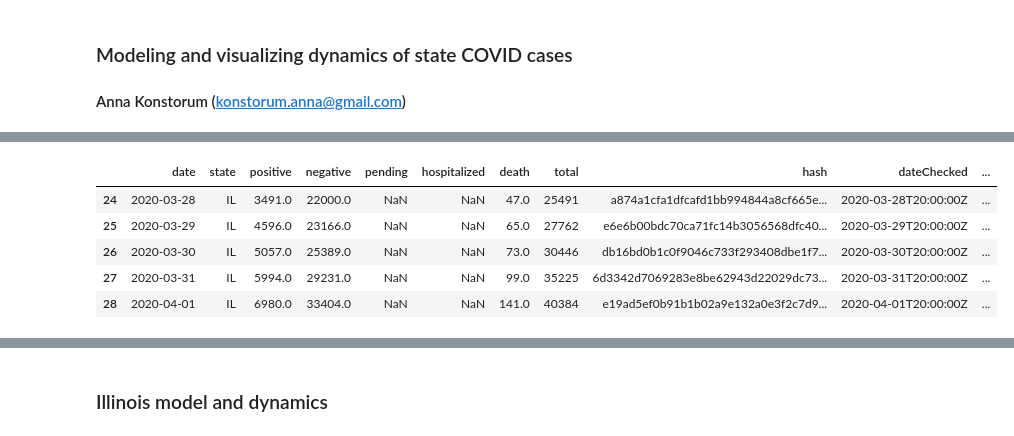
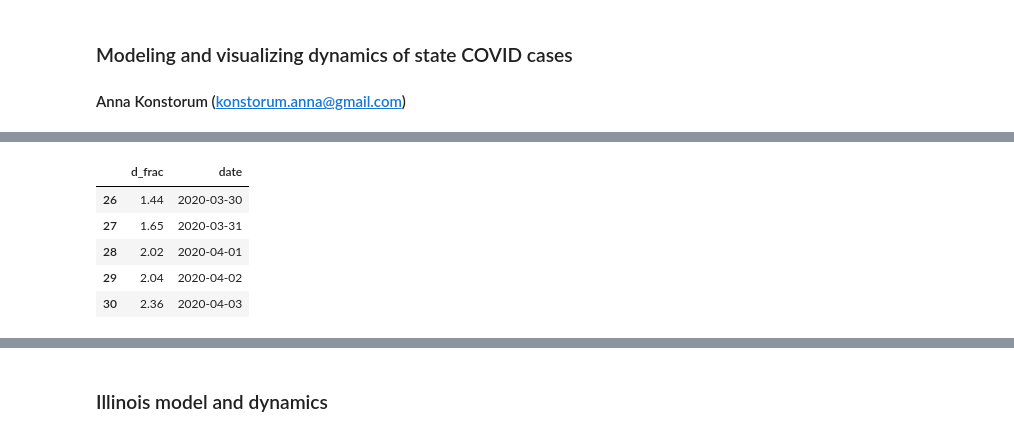
Before and after one commit to akonstodata/covid_state_county, a Jupyter notebook: Illinois/code/IL_COVID_Dynamics.ipynb, the cells around one changed output, grey strips where cells are left out. Drawn from its saved outputs; the diff is of its cells as text; code cells hidden in the pictures.

```diff
--- a/Illinois/code/IL_COVID_Dynamics.ipynb
+++ b/Illinois/code/IL_COVID_Dynamics.ipynb
@@ -64,15 +66,24 @@ date_range_plus=pd.date_range(start=start_date,end=next_date)
 
 # output date range as list
 dates = [date.strftime('%m/%d') for date in date_range_plus]
+# %%
+# Get fraction of deaths
+d_frac_df = pd.DataFrame(index=IL_data.index[13:],columns=['d_frac'])
+d_frac_df['date'] = IL_data["date"][13:]
+for i in IL_data.index[13:]:
+    d = IL_data.iloc[i]['death']
+    p = IL_data.iloc[i]['positive']
+    d_frac = float("{:.4f}".format(d/p))
+    d_frac_df.loc[i,'d_frac']=d_frac*100
 # %%
-IL_data.tail()
+d_frac_df.tail()
 # %% [output]
-|  | date | state | positive | negative | pending | hospitalized | death | total | hash | dateChecked | ... |
-| 24 | 2020-03-28 | IL | 3491.0 | 22000.0 | NaN | NaN | 47.0 | 25491 | a874a1cfa1dfcafd1bb994844a8cf665e... | 2020-03-28T20:00:00Z | ... |
-| 25 | 2020-03-29 | IL | 4596.0 | 23166.0 | NaN | NaN | 65.0 | 27762 | e6e6b00bdc70ca71fc14b3056568dfc40... | 2020-03-29T20:00:00Z | ... |
-| 26 | 2020-03-30 | IL | 5057.0 | 25389.0 | NaN | NaN | 73.0 | 30446 | db16bd0b1c0f9046c733f293408dbe1f7... | 2020-03-30T20:00:00Z | ... |
-| 27 | 2020-03-31 | IL | 5994.0 | 29231.0 | NaN | NaN | 99.0 | 35225 | 6d3342d7069283e8be62943d22029dc73... | 2020-03-31T20:00:00Z | ... |
-| 28 | 2020-04-01 | IL | 6980.0 | 33404.0 | NaN | NaN | 141.0 | 40384 | e19ad5ef0b91b1b02a9e132a0e3f2c7d9... | 2020-04-01T20:00:00Z | ... |
+|  | d_frac | date |
+| 26 | 1.44 | 2020-03-30 |
+| 27 | 1.65 | 2020-03-31 |
+| 28 | 2.02 | 2020-04-01 |
+| 29 | 2.04 | 2020-04-02 |
+| 30 | 2.36 | 2020-04-03 |
 # %%
 # model fit for positive cases
 xdata=np.array(IL_data.index)[-10:]
```
Also changed, not shown: parts of 31 cells of this notebook, 6 other files.
